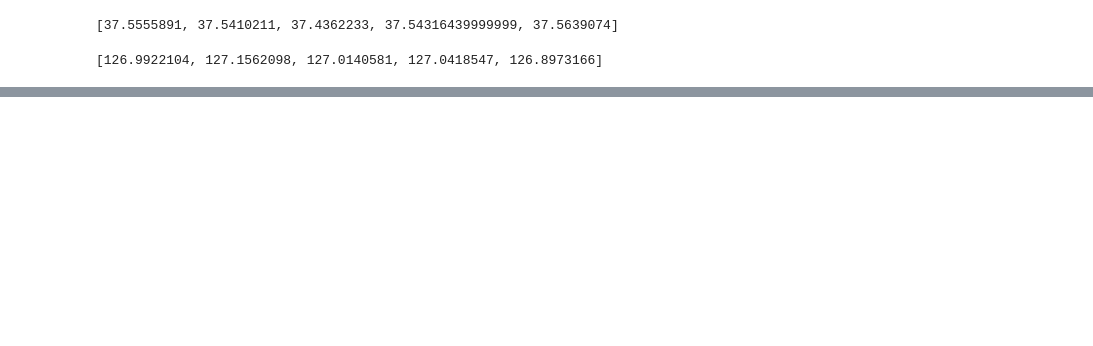
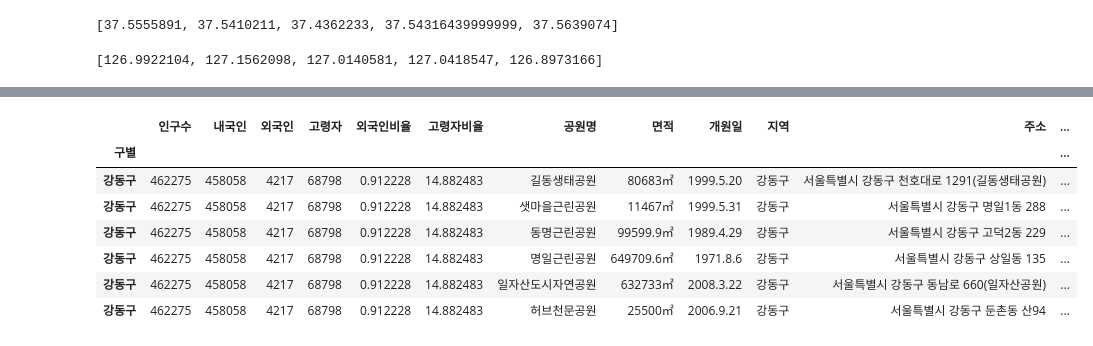
Before and after one commit to leele91/Data-Analysis-2020, a Jupyter notebook: 07.seoul/0004.공원.ipynb, the cells around one changed output, grey strips where cells are left out. Saved outputs shown, nothing was run; the diff lists cells and outputs as text; code cells hidden in the pictures; blank space fills up the shorter version.

```diff
--- a/07.seoul/0004.공원.ipynb
+++ b/07.seoul/0004.공원.ipynb
@@ -322,3 +322,6 @@ park.head()
 | 2 | 서울대공원 | 9132690m² | 1984.5.1 | 과천시 | 경기도 과천시 대공원광장로 102 | 전략기획실 | 200994.267 | 437163.981 | 127.019847 | ... |
 | 3 | 서울숲 | 480994㎡ | 2005.6.18 | 성동구 | 서울특별시 성동구 뚝섬로 273 (성수동1가) | 서울숲 관리사무소 | 203695.432 | 449290.726 | 127.041798 | ... |
 | 4 | 월드컵공원 | 2284085㎡ | 2002.5.1 | 마포구 | 서울특별시 마포구 하늘공원로 84(월드컵공원) | 월드컵공원 | 190658.070 | 451598.831 | 126.878907 | ... |
+# %%
+park1 = park[['구별', '공원명', '면적', '개원일', '지역', '주소', '관리부서', 'lat', 'lng']]
+park1.tail()
@@ -324,0 +335,3 @@ park.head()
+# %%
+park1.set_index('구별', inplace=True)
+park1.head()
@@ -324,0 +346,3 @@ park.head()
+# %%
+pop1 = pop[['구별','인구수','내국인','외국인','고령자','외국인비율','고령자비율']]
+pop1.head()
@@ -324,0 +356,3 @@ park.head()
+# %%
+pop1.set_index('구별', inplace=True)
+pop1.head()
@@ -324,0 +367,12 @@ park.head()
+# %%
+park_pop = pd.merge(pop1, park1, on='구별')
+park_pop.tail(6)
+# %% [output]
+|  | 인구수 | 내국인 | 외국인 | 고령자 | 외국인비율 | 고령자비율 | 공원명 | 면적 | 개원일 | 지역 | 주소 | ... |
+| 구별 |  |  |  |  |  |  |  |  |  |  |  | ... |
+| 강동구 | 462275 | 458058 | 4217 | 68798 | 0.912228 | 14.882483 | 길동생태공원 | 80683㎡ | 1999.5.20 | 강동구 | 서울특별시 강동구 천호대로 1291(길동생태공원) | ... |
+| 강동구 | 462275 | 458058 | 4217 | 68798 | 0.912228 | 14.882483 | 샛마을근린공원 | 11467㎡ | 1999.5.31 | 강동구 | 서울특별시 강동구 명일1동 288 | ... |
+| 강동구 | 462275 | 458058 | 4217 | 68798 | 0.912228 | 14.882483 | 동명근린공원 | 99599.9㎡ | 1989.4.29 | 강동구 | 서울특별시 강동구 고덕2동 229 | ... |
+| 강동구 | 462275 | 458058 | 4217 | 68798 | 0.912228 | 14.882483 | 명일근린공원 | 649709.6㎡ | 1971.8.6 | 강동구 | 서울특별시 강동구 상일동 135 | ... |
+| 강동구 | 462275 | 458058 | 4217 | 68798 | 0.912228 | 14.882483 | 일자산도시자연공원 | 632733㎡ | 2008.3.22 | 강동구 | 서울특별시 강동구 동남로 660(일자산공원) | ... |
+| 강동구 | 462275 | 458058 | 4217 | 68798 | 0.912228 | 14.882483 | 허브천문공원 | 25500㎡ | 2006.9.21 | 강동구 | 서울특별시 강동구 둔촌동 산94 | ... |
```
Also changed, not shown: parts of 6 cells of this notebook.
